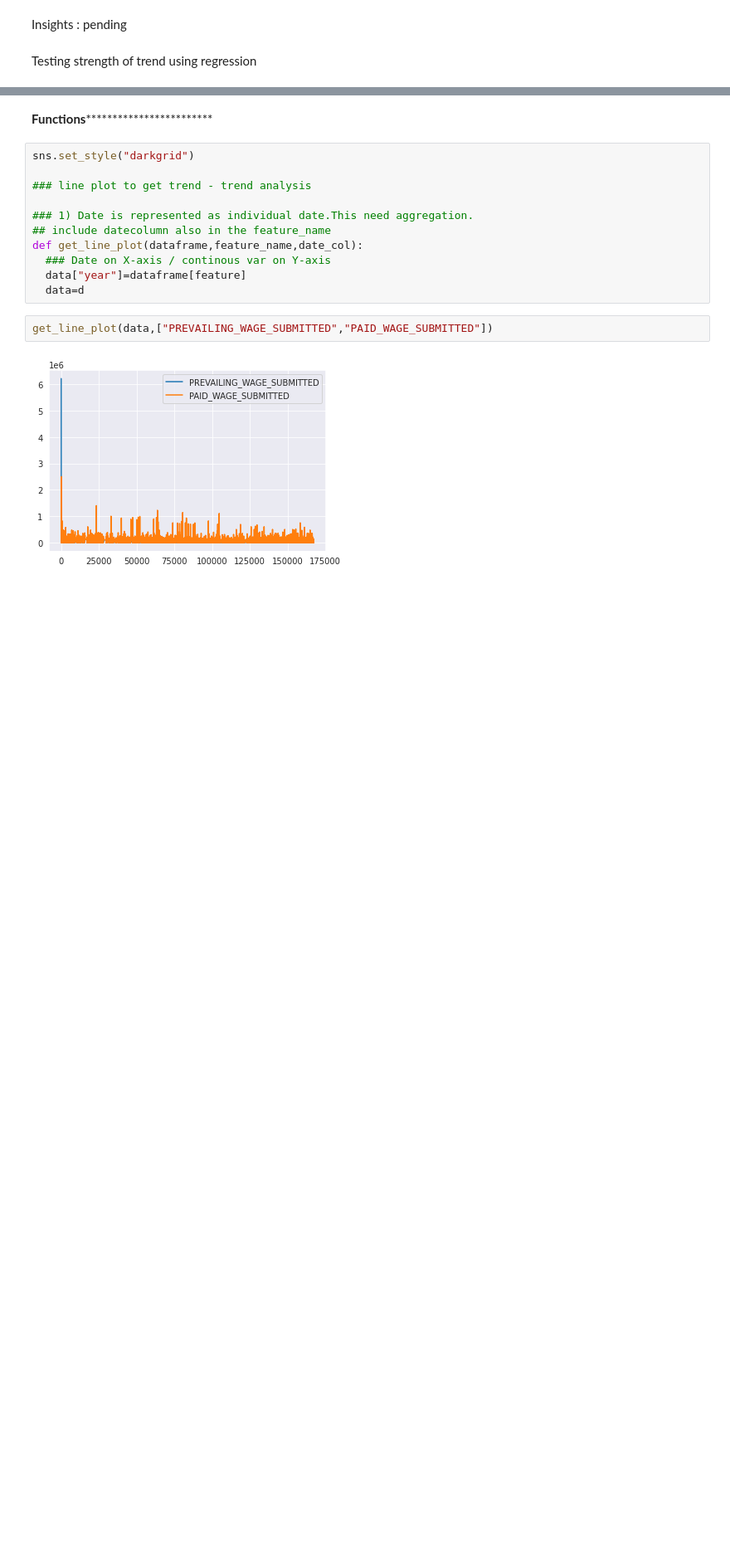
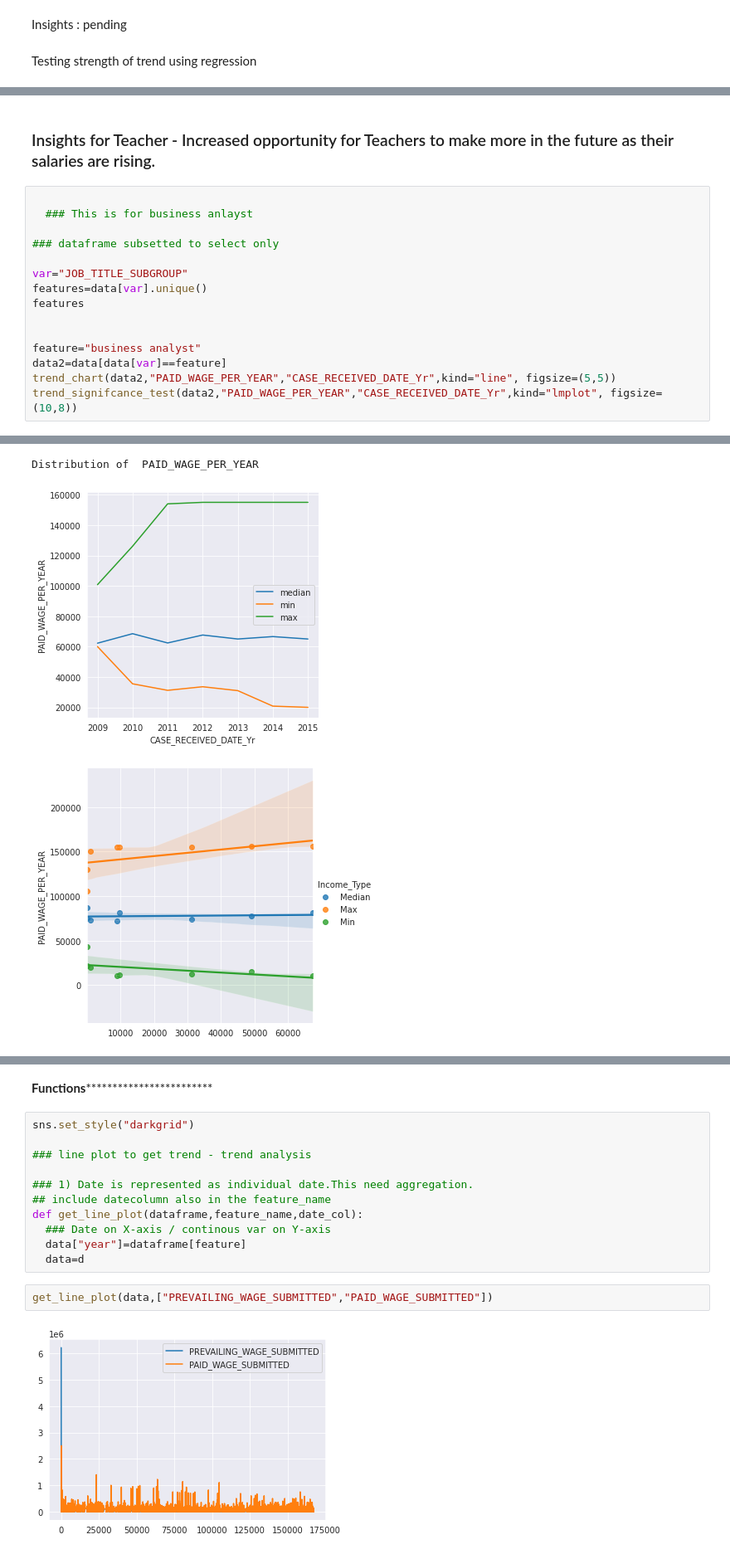
Before and after one commit to chandra-sekar-1983/data_visualization, a Jupyter notebook: Data_Visualization&Analysis.ipynb, the cells around one changed output, grey strips where cells are left out. Shown at 83% size. Drawn from its saved outputs; the diff is of its cells as text; blank space fills up the shorter version.

```diff
--- a/Data_Visualization&Analysis.ipynb
+++ b/Data_Visualization&Analysis.ipynb
@@ -355,0 +440,18 @@ NameError: ignored
+# %% [markdown]
+### Insights for Teacher - Increased opportunity for Teachers to make more in the future as their salaries are rising.
+# %%
+
+  ### This is for business anlayst
+
+### dataframe subsetted to select only
+
+var="JOB_TITLE_SUBGROUP"
+features=data[var].unique()
+features
+
+
+feature="business analyst"
+data2=data[data[var]==feature]
+trend_chart(data2,"PAID_WAGE_PER_YEAR","CASE_RECEIVED_DATE_Yr",kind="line", figsize=(5,5))
+trend_signifcance_test(data2,"PAID_WAGE_PER_YEAR","CASE_RECEIVED_DATE_Yr",kind="lmplot", figsize=(10,8))
+# %% [output]
@@ -355,0 +475,3 @@ NameError: ignored
+Distribution of  PAID_WAGE_PER_YEAR
+[figure, added]
+[figure, added]
```
Also changed, not shown: parts of 17 cells of this notebook.
